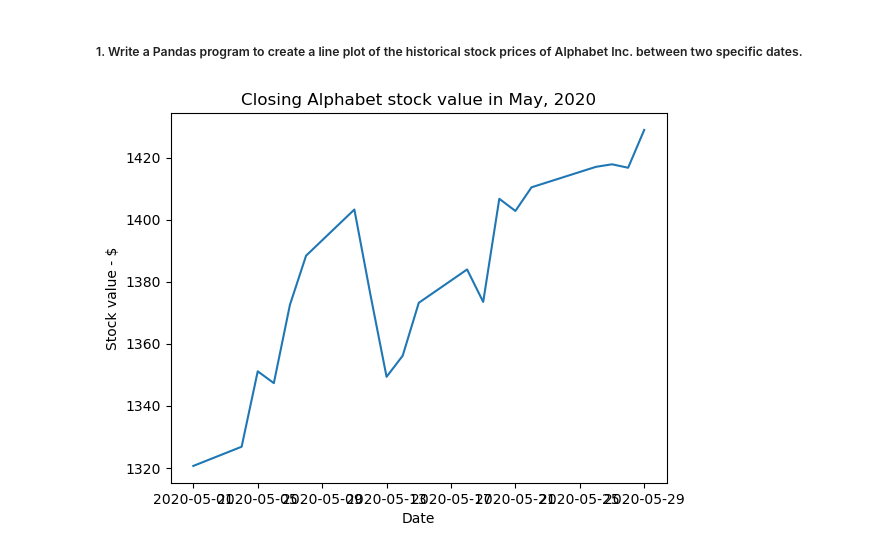
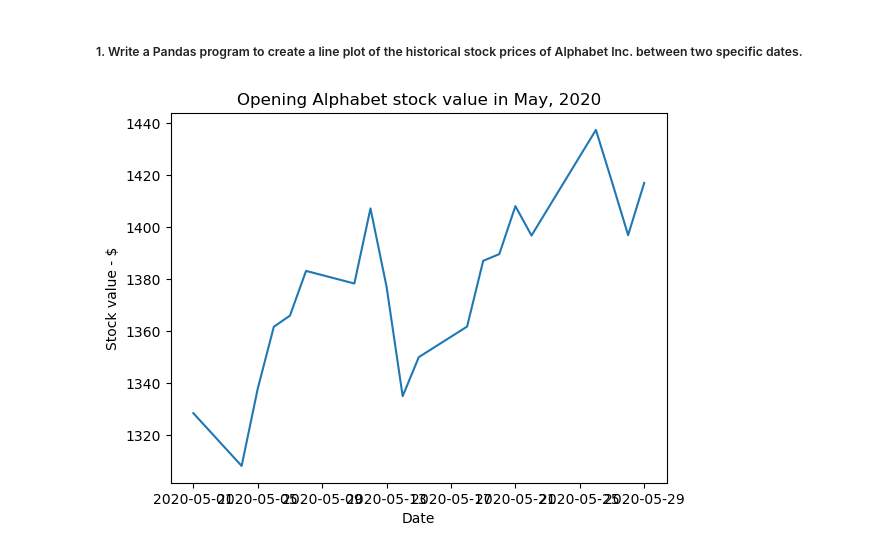
Before and after one commit to yotam-sh/learning_os_gis_development, a Jupyter notebook: matplotlib/day_27.ipynb, the cells around one changed output. Cells and saved outputs as stored; diff of their text form; code cells hidden in the pictures.

```diff
--- a/matplotlib/day_27.ipynb
+++ b/matplotlib/day_27.ipynb
@@ -30,13 +30,13 @@ df_range = df_alphacopy.loc[alphabet_range]
 # df_range = df_range.set_index('date')
 # %%
 plot_x = df_range['date']
-plot_y_1 = df_range['close']
-plot_y_2 = df_range['open']
+plot_y_1 = df_range['open']
+plot_y_2 = df_range['close']
 
 plt.plot(plot_x, plot_y_1)
-plt.title('Closing Alphabet stock value in May, 2020')
+plt.title('Opening Alphabet stock value in May, 2020')
 plt.xlabel('Date')
 plt.ylabel('Stock value - $')
 plt.show()
 # %% [output]
-[figure, old version]
+[figure, new version]
```
Also changed, not shown: parts of 2 cells of this notebook.
